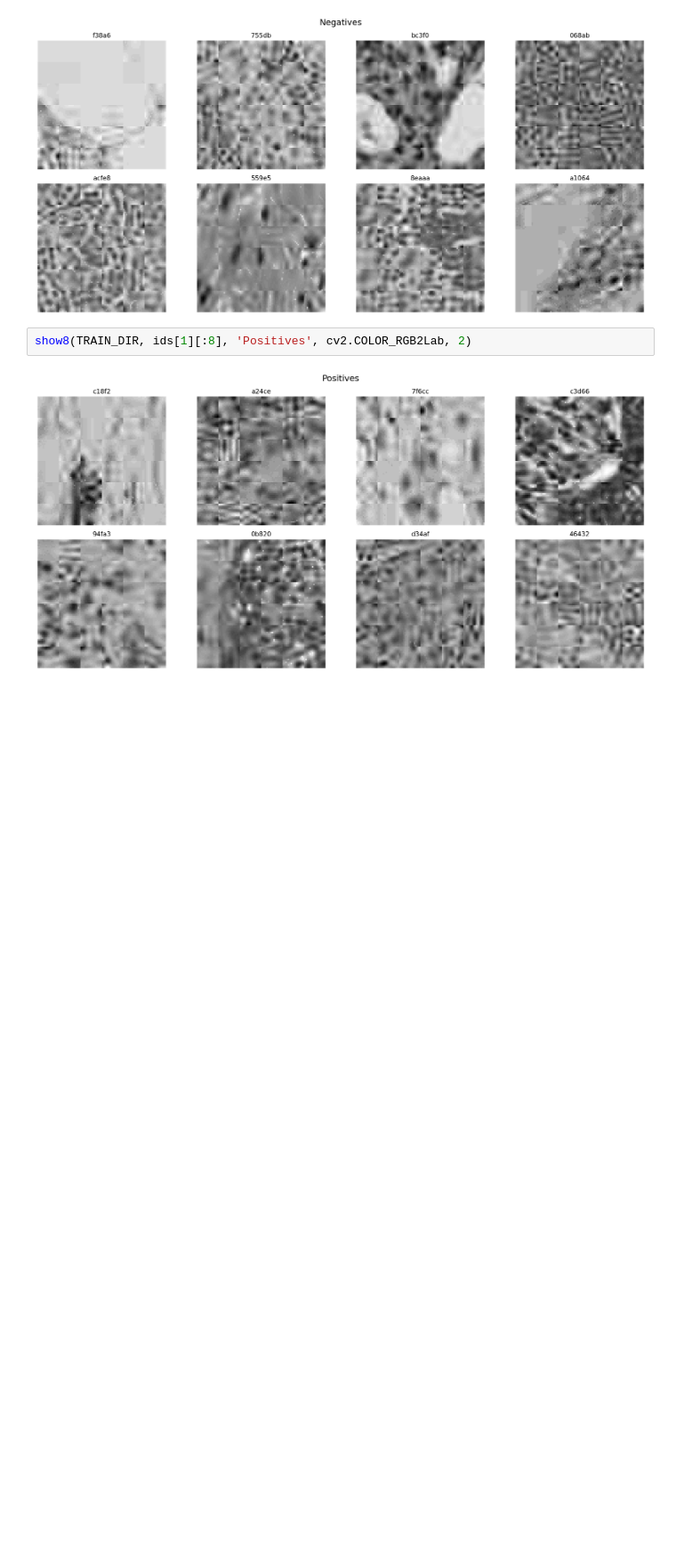
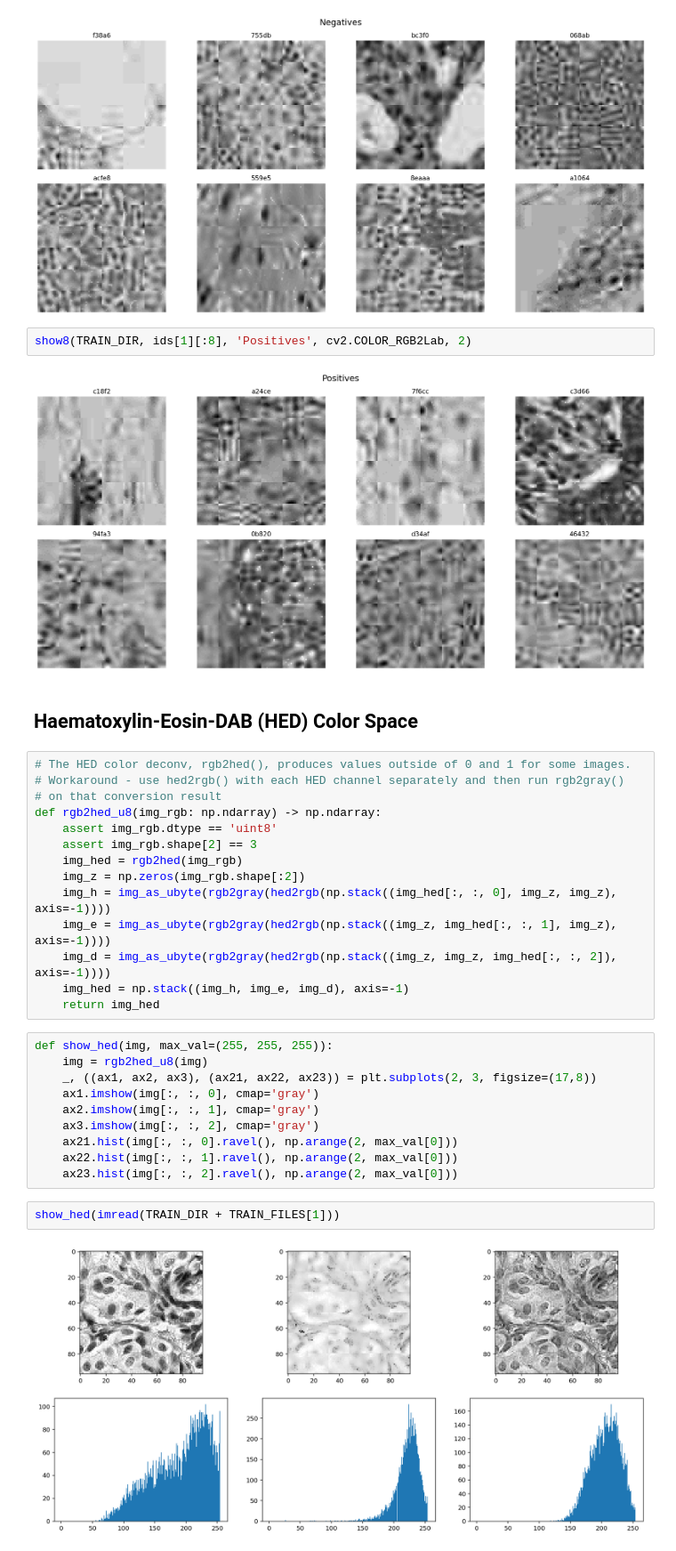
Before and after one commit to ixig/Kaggle_Histopathology, a Jupyter notebook: DataExploration.ipynb, the cells around one changed output. Shown at 89% size. Cells and saved outputs as stored; diff of their text form; blank space fills up the shorter version.

```diff
--- a/DataExploration.ipynb
+++ b/DataExploration.ipynb
@@ -107,3 +109,33 @@ show8(TRAIN_DIR, ids[0][:8], 'Negatives', cv2.COLOR_RGB2Lab, 2)
 show8(TRAIN_DIR, ids[1][:8], 'Positives', cv2.COLOR_RGB2Lab, 2)
 # %% [output]
 [figure]
+# %% [markdown]
+## Haematoxylin-Eosin-DAB (HED) Color Space
+# %%
+# The HED color deconv, rgb2hed(), produces values outside of 0 and 1 for some images.
+# Workaround - use hed2rgb() with each HED channel separately and then run rgb2gray()
+# on that conversion result
+def rgb2hed_u8(img_rgb: np.ndarray) -> np.ndarray:
+    assert img_rgb.dtype == 'uint8'
+    assert img_rgb.shape[2] == 3
+    img_hed = rgb2hed(img_rgb)
+    img_z = np.zeros(img_rgb.shape[:2])
+    img_h = img_as_ubyte(rgb2gray(hed2rgb(np.stack((img_hed[:, :, 0], img_z, img_z), axis=-1))))
+    img_e = img_as_ubyte(rgb2gray(hed2rgb(np.stack((img_z, img_hed[:, :, 1], img_z), axis=-1))))
+    img_d = img_as_ubyte(rgb2gray(hed2rgb(np.stack((img_z, img_z, img_hed[:, :, 2]), axis=-1))))
+    img_hed = np.stack((img_h, img_e, img_d), axis=-1)
+    return img_hed
+# %%
+def show_hed(img, max_val=(255, 255, 255)):
+    img = rgb2hed_u8(img)
+    _, ((ax1, ax2, ax3), (ax21, ax22, ax23)) = plt.subplots(2, 3, figsize=(17,8))
+    ax1.imshow(img[:, :, 0], cmap='gray')
+    ax2.imshow(img[:, :, 1], cmap='gray')
+    ax3.imshow(img[:, :, 2], cmap='gray')
+    ax21.hist(img[:, :, 0].ravel(), np.arange(2, max_val[0]))
+    ax22.hist(img[:, :, 1].ravel(), np.arange(2, max_val[0]))
+    ax23.hist(img[:, :, 2].ravel(), np.arange(2, max_val[0]))
+# %%
+show_hed(imread(TRAIN_DIR + TRAIN_FILES[1]))
+# %% [output]
+[figure, added]
```
Also changed, not shown: parts of 3 cells of this notebook, 42 other files.
